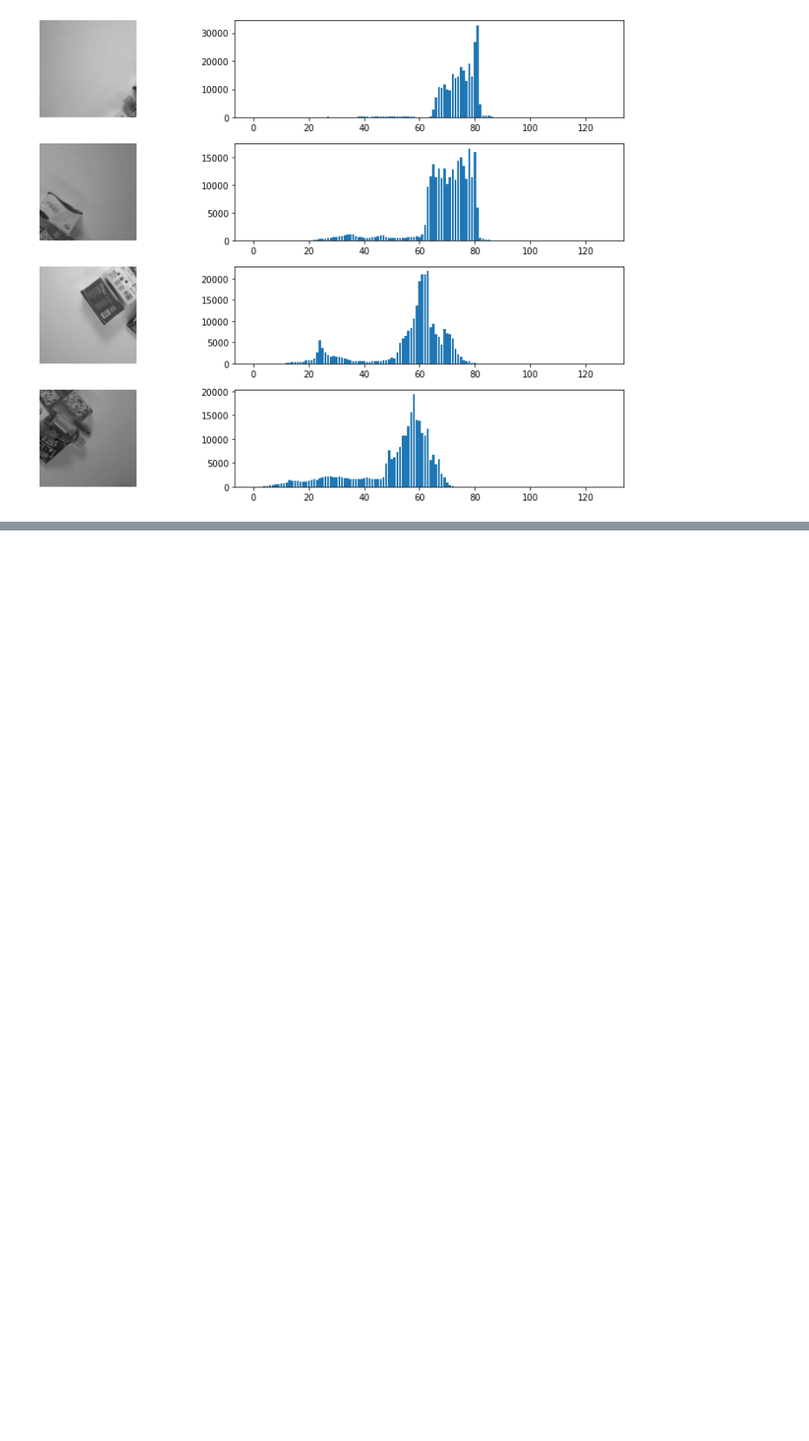
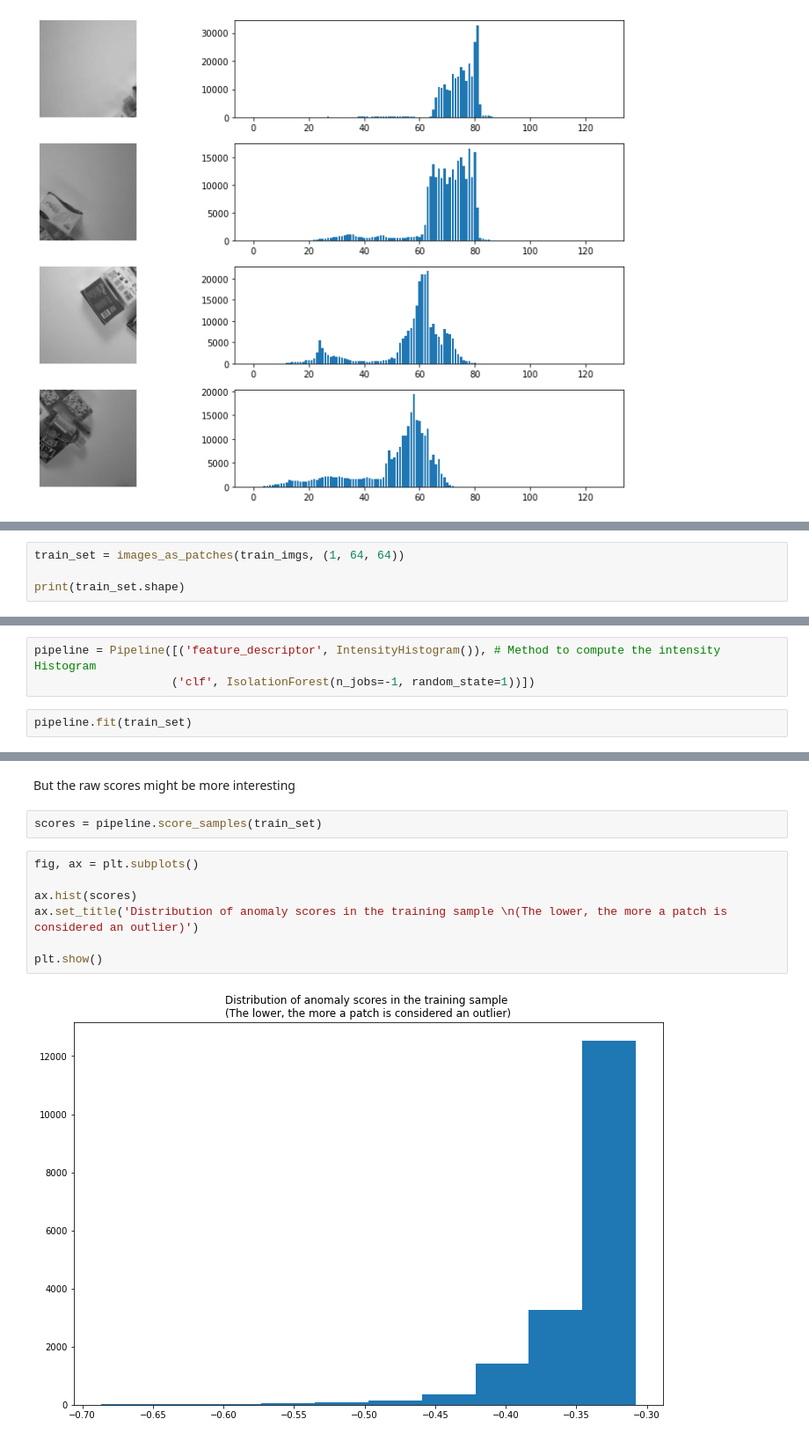
Before and after one commit to LuizGG/bounding-box-estimator, a Jupyter notebook: 03_algorithm.ipynb, the cells around one changed output, grey strips where cells are left out. Shown at 88% size. Drawn from its saved outputs; the diff is of its cells as text; blank space fills up the shorter version.

Commit message:
First results using grayscale images

```diff
--- a/03_algorithm.ipynb
+++ b/03_algorithm.ipynb
@@ -150,0 +173,4 @@ Now we have to wrap everything up. Read all our images, take the *n* patches of
+# %%
+train_set = images_as_patches(train_imgs, (1, 64, 64))
+
+print(train_set.shape)
@@ -150,0 +183,5 @@ Now we have to wrap everything up. Read all our images, take the *n* patches of
+# %%
+pipeline = Pipeline([('feature_descriptor', IntensityHistogram()), # Method to compute the intensity Histogram
+                    ('clf', IsolationForest(n_jobs=-1, random_state=1))])
+# %%
+pipeline.fit(train_set)
@@ -150,0 +205,13 @@ Now we have to wrap everything up. Read all our images, take the *n* patches of
+# %% [markdown]
+But the raw scores might be more interesting
+# %%
+scores = pipeline.score_samples(train_set)
+# %%
+fig, ax = plt.subplots()
+
+ax.hist(scores)
+ax.set_title('Distribution of anomaly scores in the training sample \n(The lower, the more a patch is considered an outlier)')
+
+plt.show()
+# %% [output]
+[figure, added]
```
Also changed, not shown: parts of 26 cells of this notebook, 3 other files.
